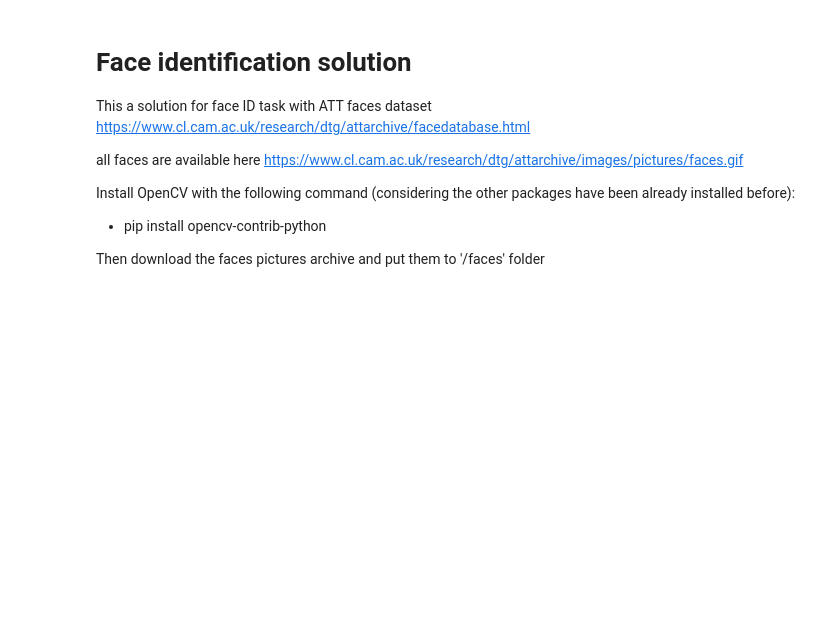
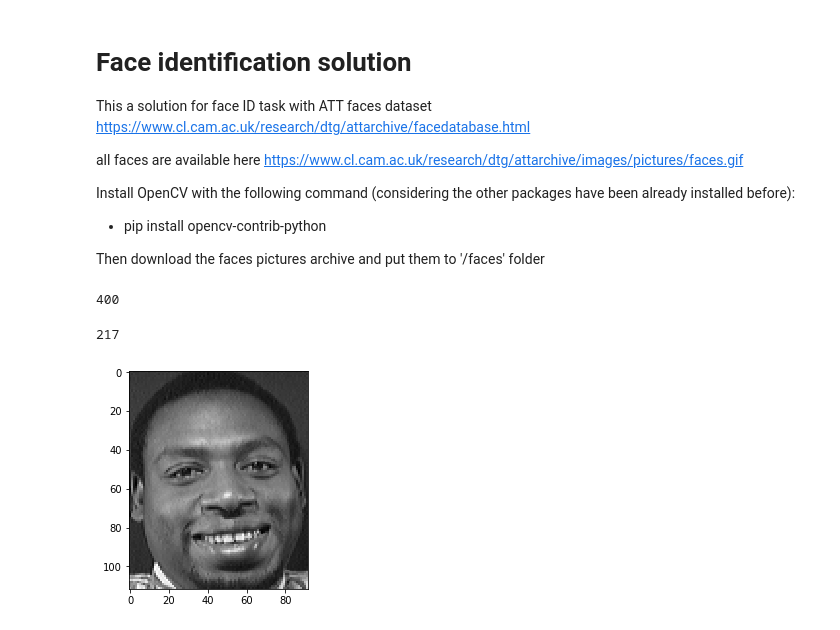
Before and after one commit to party13/ml_course, a Jupyter notebook: face_ID/face_id.ipynb, the cells around one changed output. Saved outputs shown, nothing was run; the diff lists cells and outputs as text; code cells hidden in the pictures; blank space fills up the shorter version.

```diff
--- a/face_ID/face_id.ipynb
+++ b/face_ID/face_id.ipynb
@@ -19,3 +19,29 @@ import matplotlib.pyplot as plt
 import cv2, os
 
 %matplotlib inline
+# %%
+# TODO: remove hard-coded path later
+parent_folder = 'C:/Programs/ISD--ML/ml_course/face_ID/faces/s'
+images = []
+Y=[]
+
+for i in range(1, 41):
+    path = parent_folder + str(i)
+    for file in os.listdir(path):
+        filepath = path + '/' + file
+        img = cv2.imread(filepath, -1)
+        images.append(img)
+        Y.append(i)
+len(images)
+# %% [output]
+400
+# %%
+# check that images was read correctly:
+# it should be one person's face between indexes (0-9), (10-19),...,(390-399)
+index = np.random.randint(400)
+
+plt.imshow(images[index], cmap='gray')
+index
+# %% [output]
+217
+[figure, added]
```
Also changed, not shown: parts of 17 cells of this notebook.
